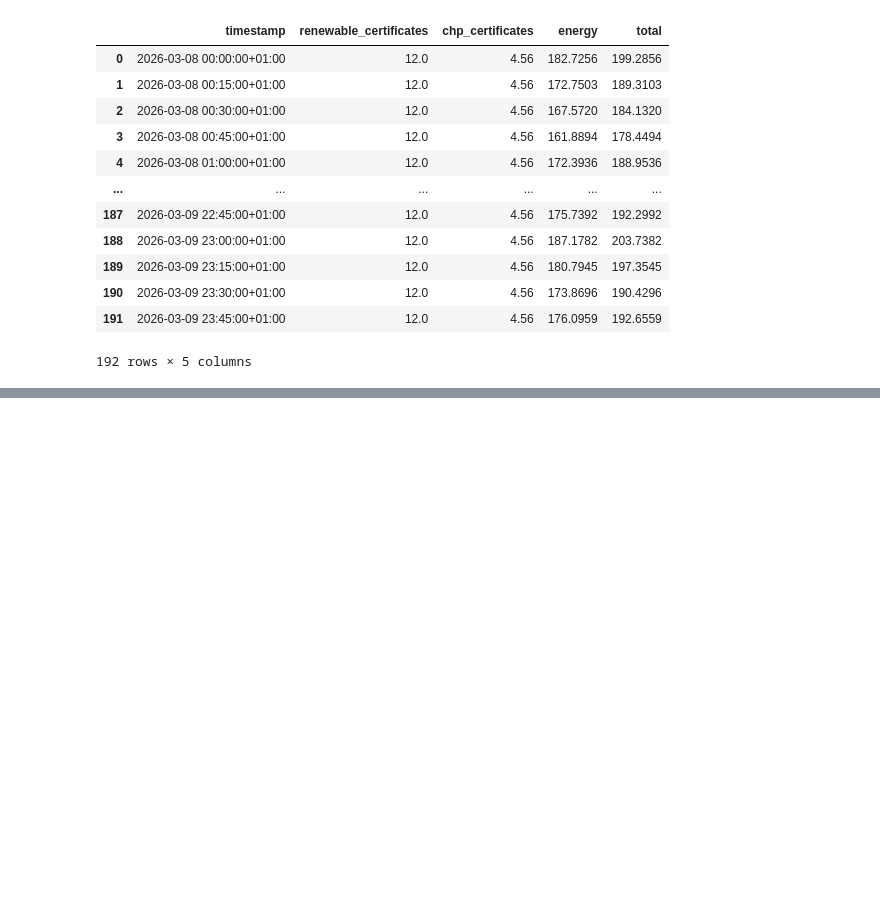
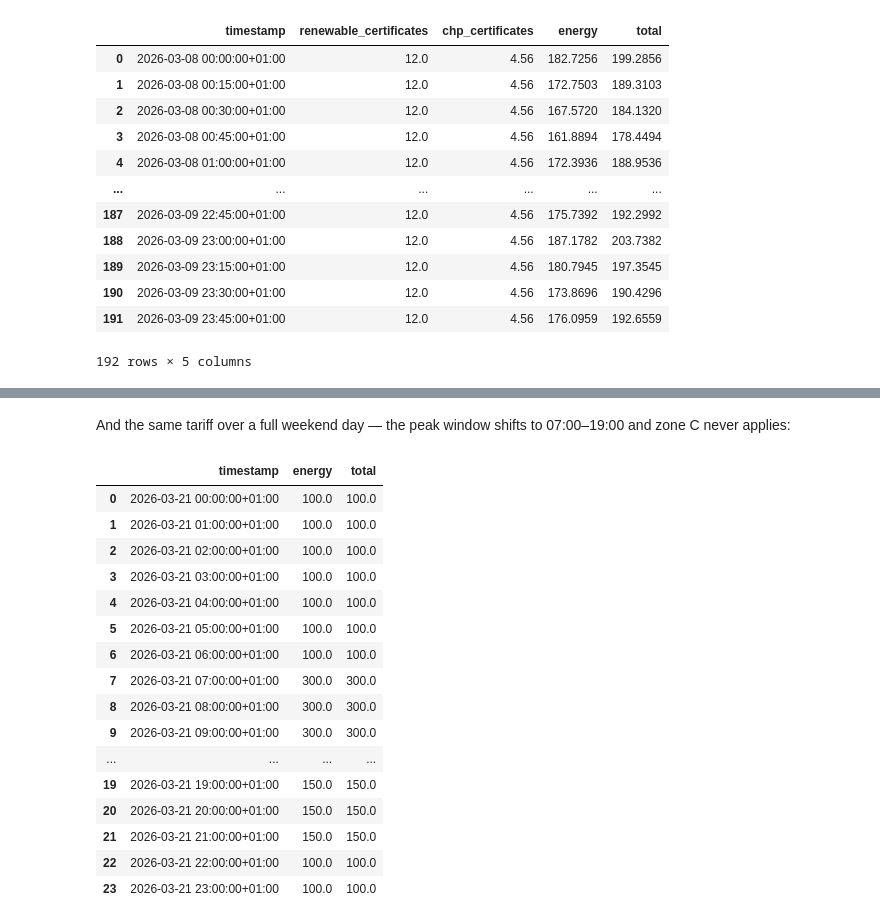
Before and after one commit to EnergieID/energy-cost, a Jupyter notebook: notebooks/tariff.ipynb, the cells around one changed output, grey strips where cells are left out. Drawn from its saved outputs; the diff is of its cells as text; code cells hidden in the pictures; blank space fills up the shorter version.

```diff
--- a/notebooks/tariff.ipynb
+++ b/notebooks/tariff.ipynb
@@ -230,0 +311,26 @@ tariff.get_cost(start, end)
+# %% [markdown]
+And the same tariff over a full weekend day — the peak window shifts to 07:00–19:00 and zone C never applies:
+# %%
+# One full weekend day at hourly resolution — Saturday 2026-03-21
+weekend_start = dt.datetime.fromisoformat("2026-03-21 00:00:00+01:00")
+weekend_end   = dt.datetime.fromisoformat("2026-03-22 00:00:00+01:00")
+
+scheduled_tariff.get_cost(weekend_start, weekend_end, resolution=dt.timedelta(hours=1))
+# %% [output]
+|  | timestamp | energy | total |
+| 0 | 2026-03-21 00:00:00+01:00 | 100.0 | 100.0 |
+| 1 | 2026-03-21 01:00:00+01:00 | 100.0 | 100.0 |
+| 2 | 2026-03-21 02:00:00+01:00 | 100.0 | 100.0 |
+| 3 | 2026-03-21 03:00:00+01:00 | 100.0 | 100.0 |
+| 4 | 2026-03-21 04:00:00+01:00 | 100.0 | 100.0 |
+| 5 | 2026-03-21 05:00:00+01:00 | 100.0 | 100.0 |
+| 6 | 2026-03-21 06:00:00+01:00 | 100.0 | 100.0 |
+| 7 | 2026-03-21 07:00:00+01:00 | 300.0 | 300.0 |
+| 8 | 2026-03-21 08:00:00+01:00 | 300.0 | 300.0 |
+| 9 | 2026-03-21 09:00:00+01:00 | 300.0 | 300.0 |
+| ... | ... | ... | ... |
+| 19 | 2026-03-21 19:00:00+01:00 | 150.0 | 150.0 |
+| 20 | 2026-03-21 20:00:00+01:00 | 150.0 | 150.0 |
+| 21 | 2026-03-21 21:00:00+01:00 | 150.0 | 150.0 |
+| 22 | 2026-03-21 22:00:00+01:00 | 100.0 | 100.0 |
+| 23 | 2026-03-21 23:00:00+01:00 | 100.0 | 100.0 |
```
Also changed, not shown: parts of 4 cells of this notebook.
